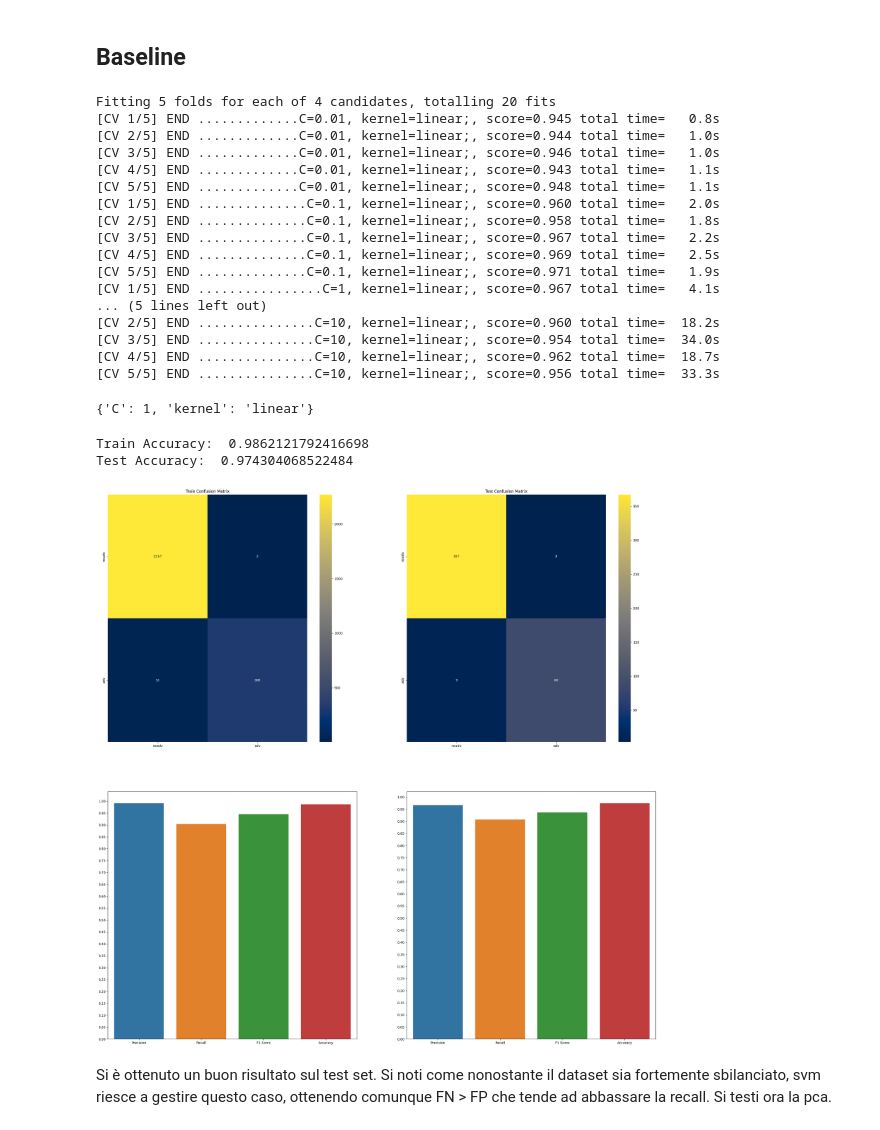
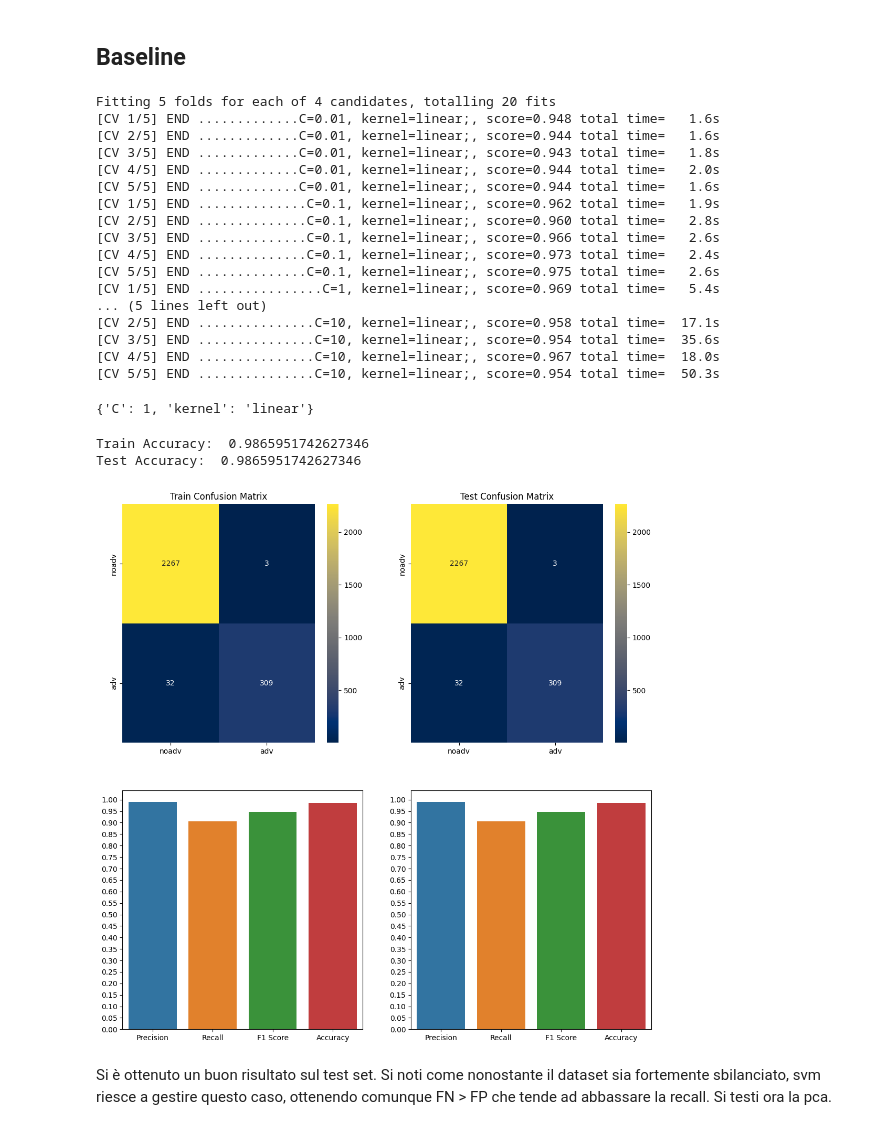
Before and after one commit to wredan/fad-project, a Jupyter notebook: notebook.ipynb, the cells around one changed output. Cells and saved outputs as stored; diff of their text form; code cells hidden in the pictures.

```diff
--- a/notebook.ipynb
+++ b/notebook.ipynb
@@ -434,8 +434,7 @@ Si è sperimentato nelle sezioni successive che la presenza di multicollinearit
 
 Si analizza dunque la presenza di perfetta multicollinearità nel dataset.
 # %%
-# Calcola la matrice di correlazione
-correlation_matrix = train_set.corr()
+correlation_matrix = train_set.corr(method='spearman')
 
 # Trova le coppie di colonne correlate
 correlated_pairs = {}
@@ -451,8 +450,6 @@ for col in correlation_matrix.columns:
 
 # Stampare le coppie di variabili
 print("Numero di coppie perfettamente correlate: ", len(correlated_pairs))
-# for key, value in correlated_pairs.items():
-#     print(key, value)
 
 for col1, col2 in correlated_pairs.items():
      print(col1, col2)
@@ -575,7 +574,7 @@ Le prestazioni degli algoritmi saranno valutate in termini di Accuracy, Precisio
 # %%
 classes = ["noadv",  "adv"]
 def print_metrics(Y_train, pred_train, Y_test, pred_test):
-    fig, axs = plt.subplots(2, 2, figsize=(15,15))
+    fig, axs = plt.subplots(2, 2, figsize=(13,13))
 
     for idx, (Y, pred, title) in enumerate(zip([Y_train, Y_test], [pred_train, pred_test], ["Train Confusion Matrix", "Test Confusion Matrix"])):
         cf_matrix = confusion_matrix(Y, pred)
@@ -905,33 +947,33 @@ def train_svm_and_predict(train_dataset, test_dataset, **kwargs):
 ## Baseline <a id="baseline-svm"></a>
 # %%
 grid_search = get_grid_search()
-score = grid_search.fit(train_set_reduced.drop('Class', axis=1), train_set_reduced['Class'])
+score = grid_search.fit(train_set.drop('Class', axis=1), train_set['Class'])
 score.best_params_
 # %% [output]
 Fitting 5 folds for each of 4 candidates, totalling 20 fits
-[CV 1/5] END .............C=0.01, kernel=linear;, score=0.945 total time=   0.8s
-[CV 2/5] END .............C=0.01, kernel=linear;, score=0.944 total time=   1.0s
-[CV 3/5] END .............C=0.01, kernel=linear;, score=0.946 total time=   1.0s
-[CV 4/5] END .............C=0.01, kernel=linear;, score=0.943 total time=   1.1s
-[CV 5/5] END .............C=0.01, kernel=linear;, score=0.948 total time=   1.1s
-[CV 1/5] END ..............C=0.1, kernel=linear;, score=0.960 total time=   2.0s
-[CV 2/5] END ..............C=0.1, kernel=linear;, score=0.958 total time=   1.8s
-[CV 3/5] END ..............C=0.1, kernel=linear;, score=0.967 total time=   2.2s
-[CV 4/5] END ..............C=0.1, kernel=linear;, score=0.969 total time=   2.5s
-[CV 5/5] END ..............C=0.1, kernel=linear;, score=0.971 total time=   1.9s
-[CV 1/5] END ................C=1, kernel=linear;, score=0.967 total time=   4.1s
+[CV 1/5] END .............C=0.01, kernel=linear;, score=0.948 total time=   1.6s
+[CV 2/5] END .............C=0.01, kernel=linear;, score=0.944 total time=   1.6s
+[CV 3/5] END .............C=0.01, kernel=linear;, score=0.943 total time=   1.8s
+[CV 4/5] END .............C=0.01, kernel=linear;, score=0.944 total time=   2.0s
+[CV 5/5] END .............C=0.01, kernel=linear;, score=0.944 total time=   1.6s
+[CV 1/5] END ..............C=0.1, kernel=linear;, score=0.962 total time=   1.9s
+[CV 2/5] END ..............C=0.1, kernel=linear;, score=0.960 total time=   2.8s
+[CV 3/5] END ..............C=0.1, kernel=linear;, score=0.966 total time=   2.6s
+[CV 4/5] END ..............C=0.1, kernel=linear;, score=0.973 total time=   2.4s
+[CV 5/5] END ..............C=0.1, kernel=linear;, score=0.975 total time=   2.6s
+[CV 1/5] END ................C=1, kernel=linear;, score=0.969 total time=   5.4s
 ... (5 lines left out)
-[CV 2/5] END ...............C=10, kernel=linear;, score=0.960 total time=  18.2s
-[CV 3/5] END ...............C=10, kernel=linear;, score=0.954 total time=  34.0s
-[CV 4/5] END ...............C=10, kernel=linear;, score=0.962 total time=  18.7s
-[CV 5/5] END ...............C=10, kernel=linear;, score=0.956 total time=  33.3s
+[CV 2/5] END ...............C=10, kernel=linear;, score=0.958 total time=  17.1s
+[CV 3/5] END ...............C=10, kernel=linear;, score=0.954 total time=  35.6s
+[CV 4/5] END ...............C=10, kernel=linear;, score=0.967 total time=  18.0s
+[CV 5/5] END ...............C=10, kernel=linear;, score=0.954 total time=  50.3s
 {'C': 1, 'kernel': 'linear'}
 # %%
-train_svm_and_predict(train_set_reduced, test_set_reduced, kernel ='linear', C=1)
+train_svm_and_predict(train_set, train_set, kernel ='linear', C=1)
 # %% [output]
-Train Accuracy:  0.9862121792416698
-Test Accuracy:  0.974304068522484
+Train Accuracy:  0.9865951742627346
+Test Accuracy:  0.9865951742627346
-[figure, old version]
+[figure, new version]
 # %% [markdown]
 Si è ottenuto un buon risultato sul test set. Si noti come nonostante il dataset sia fortemente sbilanciato, svm riesce a gestire questo caso, ottenendo comunque FN > FP che tende ad abbassare la recall. Si testi ora la pca.
 # %% [markdown]
```
Also changed, not shown: parts of 59 cells of this notebook.
